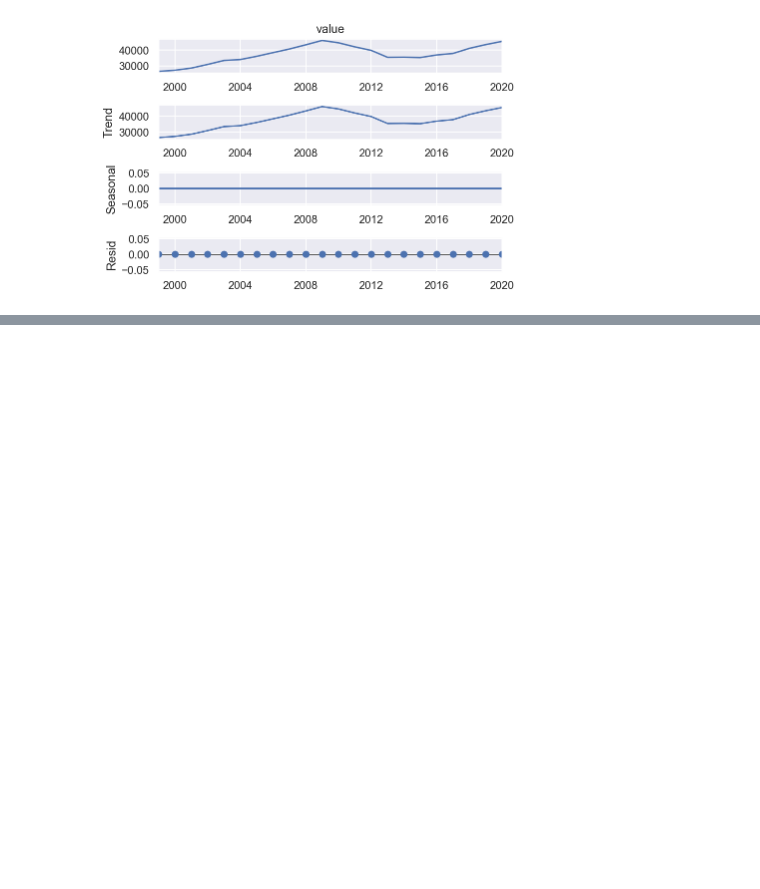
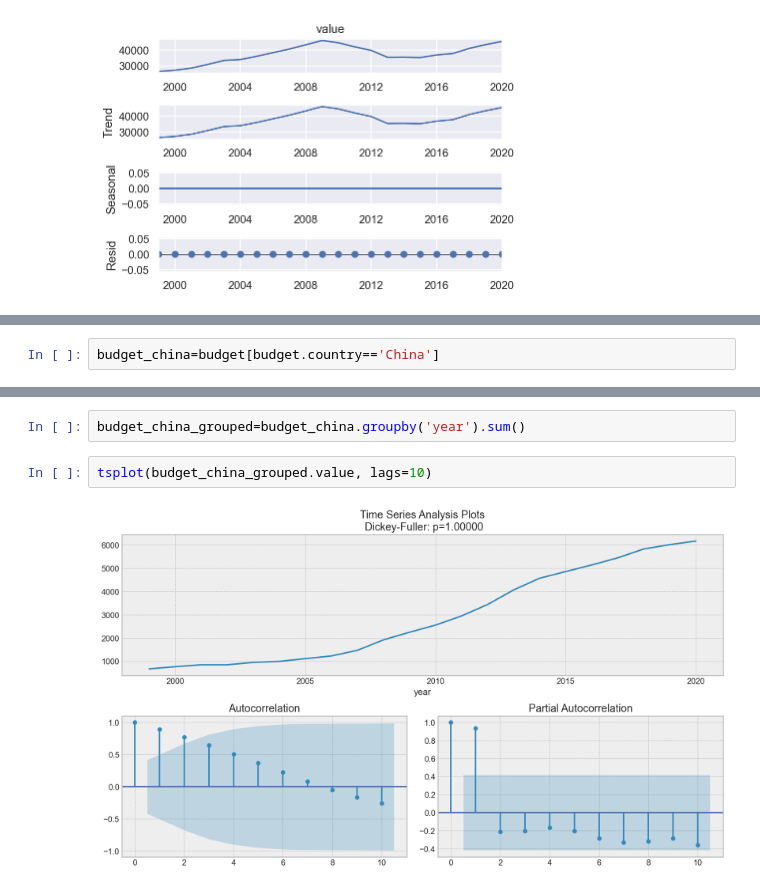
Before and after one commit to mattcoget/Final-Project, a Jupyter notebook: Modelling.ipynb, the cells around one changed output, grey strips where cells are left out. Saved outputs shown, nothing was run; the diff lists cells and outputs as text; blank space fills up the shorter version.

```diff
--- a/Modelling.ipynb
+++ b/Modelling.ipynb
@@ -490,0 +440,2 @@ def optimizeSARIMA(parameters_list, d, D, s):
+# %%
+budget_china=budget[budget.country=='China']
@@ -490,0 +458,6 @@ def optimizeSARIMA(parameters_list, d, D, s):
+# %%
+budget_china_grouped=budget_china.groupby('year').sum()
+# %%
+tsplot(budget_china_grouped.value, lags=10)
+# %% [output]
+[figure, added]
```
Also changed, not shown: parts of 45 cells of this notebook, 3 other files.
